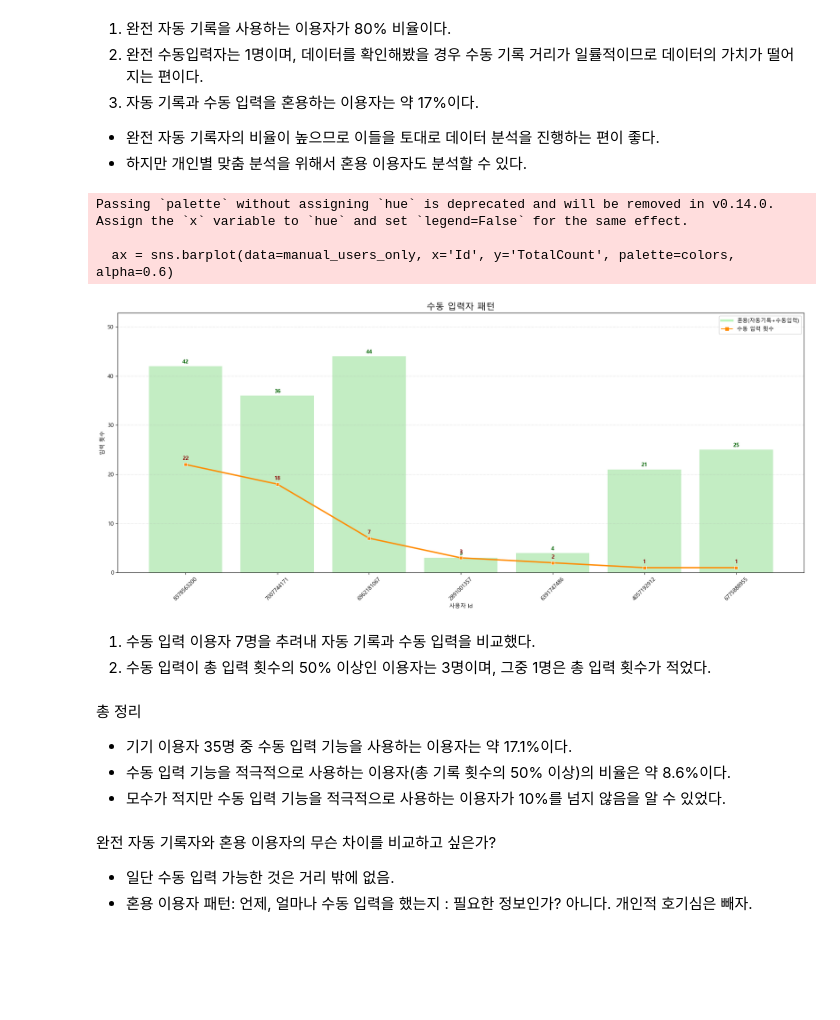
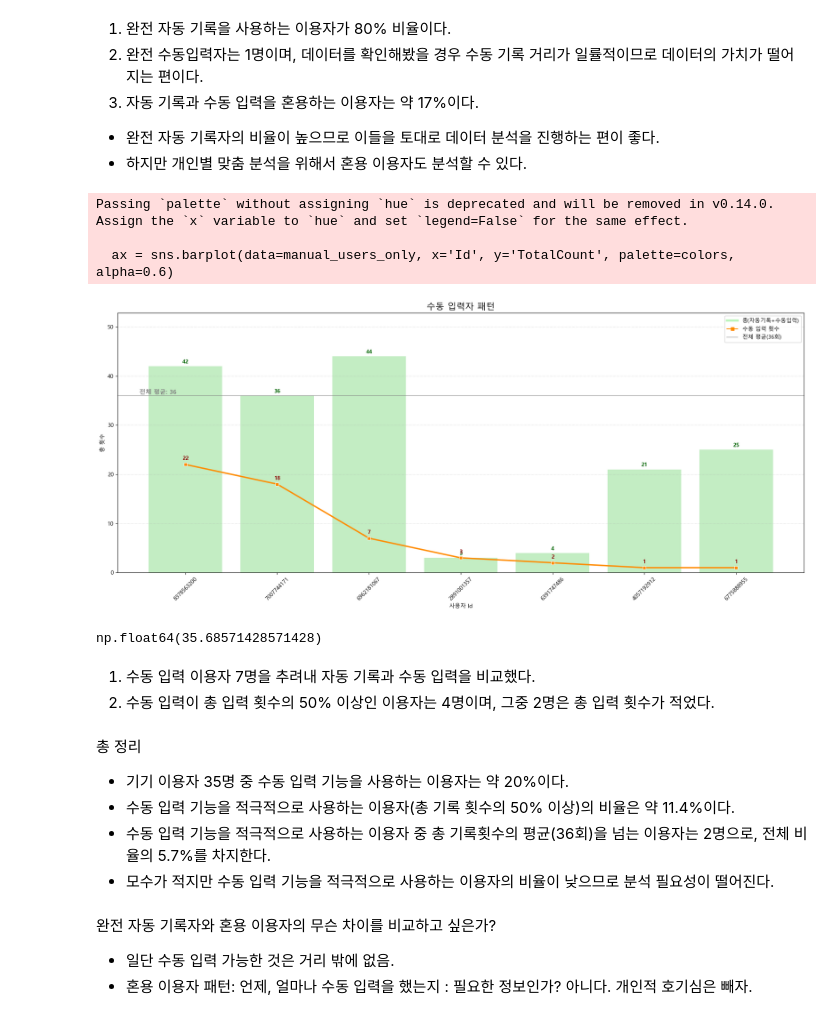
Before and after one commit to jeesy95-creator/sparta_15, a Jupyter notebook: notebooks/LeeCR.ipynb, the cells around one changed output. Saved outputs shown, nothing was run; the diff lists cells and outputs as text; code cells hidden in the pictures; blank space fills up the shorter version.

```diff
--- a/notebooks/LeeCR.ipynb
+++ b/notebooks/LeeCR.ipynb
@@ -277,50 +280,63 @@ plt.figure(figsize=(18, 8))
 
 # (A) 막대 그래프
 ax = sns.barplot(data=manual_users_only, x='Id', y='TotalCount', palette=colors, alpha=0.6)
 
 # (B) 선 그래프
 sns.lineplot(data=manual_users_only, x='Id', y='ManualCount', color='darkorange', marker='s', linewidth=2.5, label='Manual Entry Frequency')
 
-# --- [핵심 수정 1] Y축 범위 자동 설정 ---
-# 데이터 최댓값 기준 1.2배 확보
+# --- [추가] 전체 평균선 (y=36) ---
+# axhline: 수평선 그리기 (y좌표, 색상, 선스타일, 투명도)
+plt.axhline(y=36, color='gray', linestyle='-', linewidth=1.5, alpha=0.5)
+
+# 평균선 텍스트 (그래프 왼쪽 바깥에 표시)
+plt.text(x=-0.5, y=36, s='전체 평균: 36', color='gray', va='bottom', ha='left', fontweight='bold', fontsize=11)
+
+
+# --- Y축 범위 설정 ---
 max_val = manual_users_only['TotalCount'].max()
 plt.ylim(0, max_val * 1.2)
 
-# --- [핵심 수정 2] 막대 그래프 값 레이블 ---
+# --- 막대 값 레이블 ---
 for container in ax.containers:
     ax.bar_label(container, fmt='%d', padding=3, color='darkgreen', weight='bold')
 
-# --- [선 그래프 값 레이블] ---
-# 위치를 데이터 크기에 비례하여 조정 (max_val * 0.02)
+# --- 선 그래프 값 레이블 ---
 for i, val in enumerate(manual_users_only['ManualCount']):
     ax.text(i, val + (max_val * 0.02), int(val), ha='center', color='darkred', weight='bold')
 
 # 4. 그래프 꾸미기
 plt.title('수동 입력자 패턴', fontsize=16)
 
 # 범례 설정
-legend_elements = [Line2D([0], [0], color='lightgreen', lw=4, label='혼용(자동기록+수동입력)', alpha=0.6),
-                   Line2D([0], [0], color='darkorange', marker='s', label='수동 입력 횟수')]
+legend_elements = [Line2D([0], [0], color='lightgreen', lw=4, label='총(자동기록+수동입력)', alpha=0.6),
+                   Line2D([0], [0], color='darkorange', marker='s', label='수동 입력 횟수'),
+                   Line2D([0], [0], color='gray', linewidth=1.5, label='전체 평균(36회)', alpha=0.5)] # 범례에도 추가함
 plt.legend(handles=legend_elements)
+
 plt.xlabel('사용자 Id')
-plt.ylabel('입력 횟수')
+plt.ylabel('총 횟수')
 plt.xticks(rotation=45)
 plt.grid(axis='y', linestyle=':', alpha=0.6)
 plt.tight_layout()
 plt.show()
 # %% [output]
 Passing `palette` without assigning `hue` is deprecated and will be removed in v0.14.0. Assign the `x` variable to `hue` and set `legend=False` for the same effect.
 
   ax = sns.barplot(data=manual_users_only, x='Id', y='TotalCount', palette=colors, alpha=0.6)
-[figure, old version]
+[figure, new version]
+# %%
+act['Id'].value_counts().mean()
+# %% [output]
+np.float64(35.68571428571428)
 # %% [markdown]
 1. 수동 입력 이용자 7명을 추려내 자동 기록과 수동 입력을 비교했다.
-2. 수동 입력이 총 입력 횟수의 50% 이상인 이용자는 3명이며, 그중 1명은 총 입력 횟수가 적었다.
+2. 수동 입력이 총 입력 횟수의 50% 이상인 이용자는 4명이며, 그중 2명은 총 입력 횟수가 적었다.
 # %% [markdown]
 총 정리
-- 기기 이용자 35명 중 수동 입력 기능을 사용하는 이용자는 약 17.1%이다.
-- 수동 입력 기능을 적극적으로 사용하는 이용자(총 기록 횟수의 50% 이상)의 비율은 약 8.6%이다.
-- 모수가 적지만 수동 입력 기능을 적극적으로 사용하는 이용자가 10%를 넘지 않음을 알 수 있었다.
+- 기기 이용자 35명 중 수동 입력 기능을 사용하는 이용자는 약 20%이다.
+- 수동 입력 기능을 적극적으로 사용하는 이용자(총 기록 횟수의 50% 이상)의 비율은 약 11.4%이다.
+- 수동 입력 기능을 적극적으로 사용하는 이용자 중 총 기록횟수의 평균(36회)을 넘는 이용자는 2명으로, 전체 비율의 5.7%를 차지한다.
+- 모수가 적지만 수동 입력 기능을 적극적으로 사용하는 이용자의 비율이 낮으므로 분석 필요성이 떨어진다.
 # %% [markdown]
 완전 자동 기록자와 혼용 이용자의 무슨 차이를 비교하고 싶은가?
 - 일단 수동 입력 가능한 것은 거리 밖에 없음.
```
Also changed, not shown: parts of 10 cells of this notebook, 1 other file.
